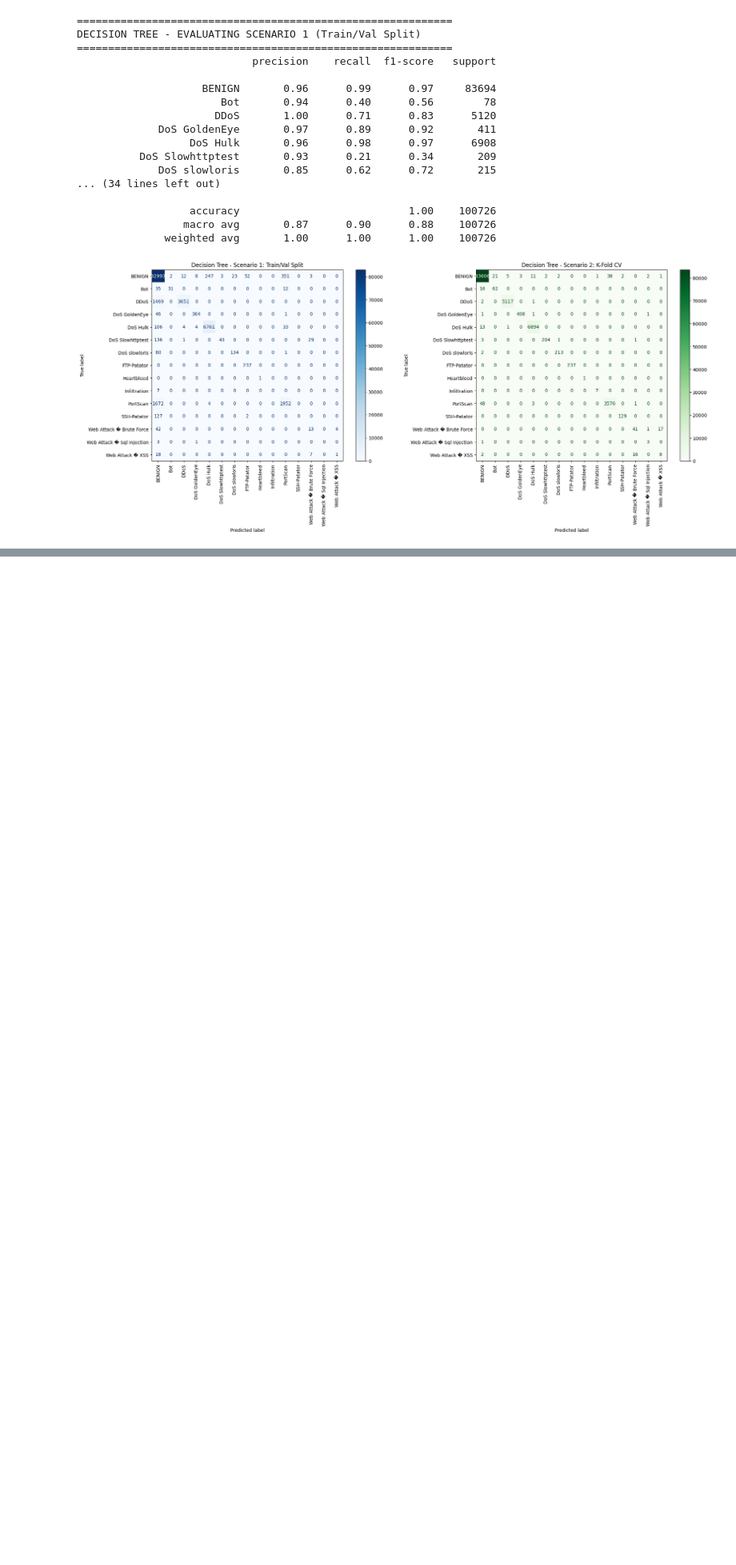
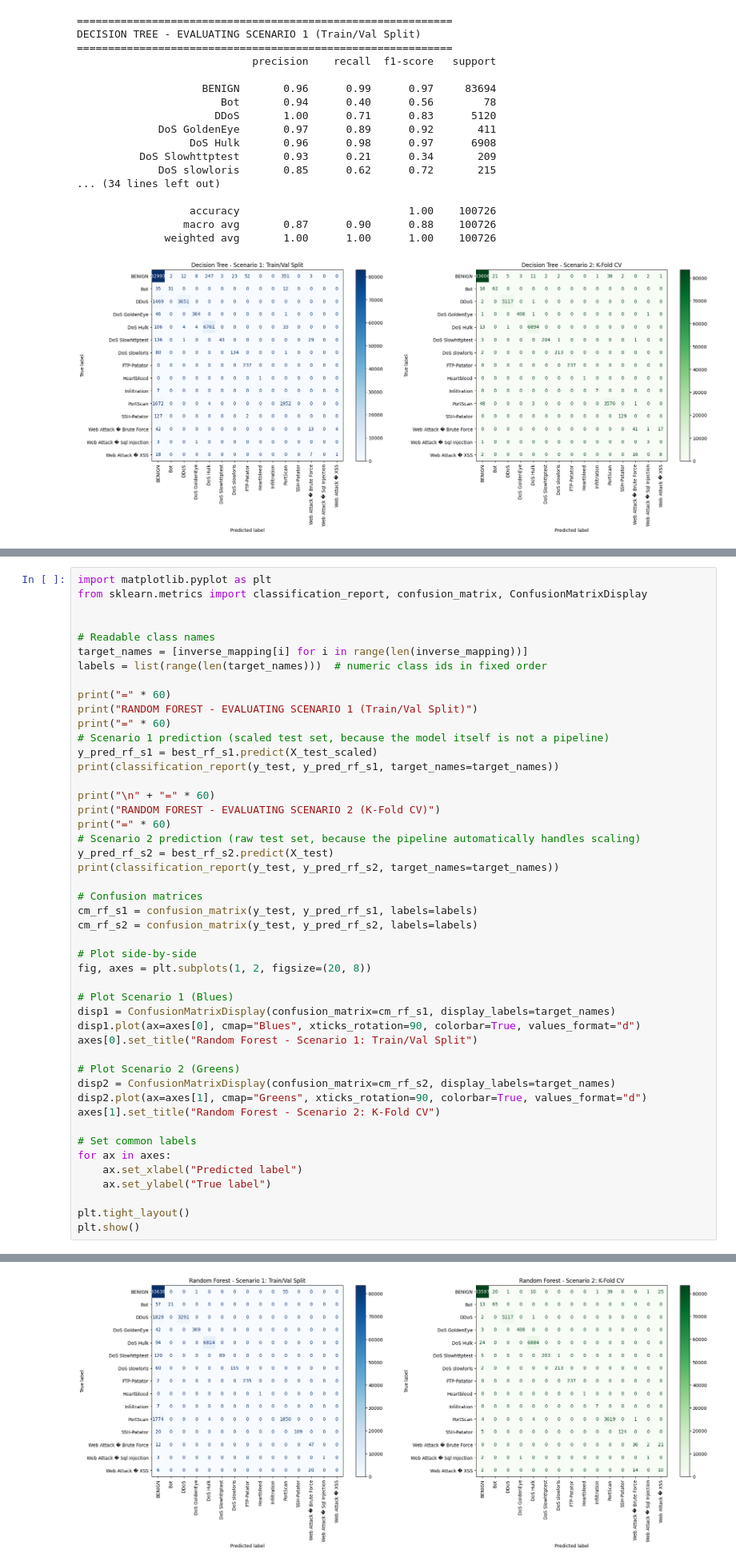
Before and after one commit to GiannisKotsalos/NetworkIntrusion-DataMining-MLProject, a Jupyter notebook: notebooks/classification.ipynb, the cells around one changed output, grey strips where cells are left out. Shown at 80% size. Drawn from its saved outputs; the diff is of its cells as text; blank space fills up the shorter version.

Commit message:
random forest

```diff
--- a/notebooks/classification.ipynb
+++ b/notebooks/classification.ipynb
@@ -546,0 +683,48 @@ DECISION TREE - EVALUATING SCENARIO 1 (Train/Val Split)
+# %%
+import matplotlib.pyplot as plt
+from sklearn.metrics import classification_report, confusion_matrix, ConfusionMatrixDisplay
+
+
+# Readable class names
+target_names = [inverse_mapping[i] for i in range(len(inverse_mapping))]
+labels = list(range(len(target_names)))  # numeric class ids in fixed order
+
+print("=" * 60)
+print("RANDOM FOREST - EVALUATING SCENARIO 1 (Train/Val Split)")
+print("=" * 60)
+# Scenario 1 prediction (scaled test set, because the model itself is not a pipeline)
+y_pred_rf_s1 = best_rf_s1.predict(X_test_scaled)
+print(classification_report(y_test, y_pred_rf_s1, target_names=target_names))
+
+print("\n" + "=" * 60)
+print("RANDOM FOREST - EVALUATING SCENARIO 2 (K-Fold CV)")
+print("=" * 60)
+# Scenario 2 prediction (raw test set, because the pipeline automatically handles scaling)
+y_pred_rf_s2 = best_rf_s2.predict(X_test)
+print(classification_report(y_test, y_pred_rf_s2, target_names=target_names))
+
+# Confusion matrices
+cm_rf_s1 = confusion_matrix(y_test, y_pred_rf_s1, labels=labels)
+cm_rf_s2 = confusion_matrix(y_test, y_pred_rf_s2, labels=labels)
+
+# Plot side-by-side
+fig, axes = plt.subplots(1, 2, figsize=(20, 8))
+
+# Plot Scenario 1 (Blues)
+disp1 = ConfusionMatrixDisplay(confusion_matrix=cm_rf_s1, display_labels=target_names)
+disp1.plot(ax=axes[0], cmap="Blues", xticks_rotation=90, colorbar=True, values_format="d")
+axes[0].set_title("Random Forest - Scenario 1: Train/Val Split")
+
+# Plot Scenario 2 (Greens)
+disp2 = ConfusionMatrixDisplay(confusion_matrix=cm_rf_s2, display_labels=target_names)
+disp2.plot(ax=axes[1], cmap="Greens", xticks_rotation=90, colorbar=True, values_format="d")
+axes[1].set_title("Random Forest - Scenario 2: K-Fold CV")
+
+# Set common labels
+for ax in axes:
+    ax.set_xlabel("Predicted label")
+    ax.set_ylabel("True label")
+
+plt.tight_layout()
+plt.show()
+# %% [output]
@@ -546,0 +751 @@ DECISION TREE - EVALUATING SCENARIO 1 (Train/Val Split)
+[figure, added]
```
Also changed, not shown: parts of 5 cells of this notebook.
